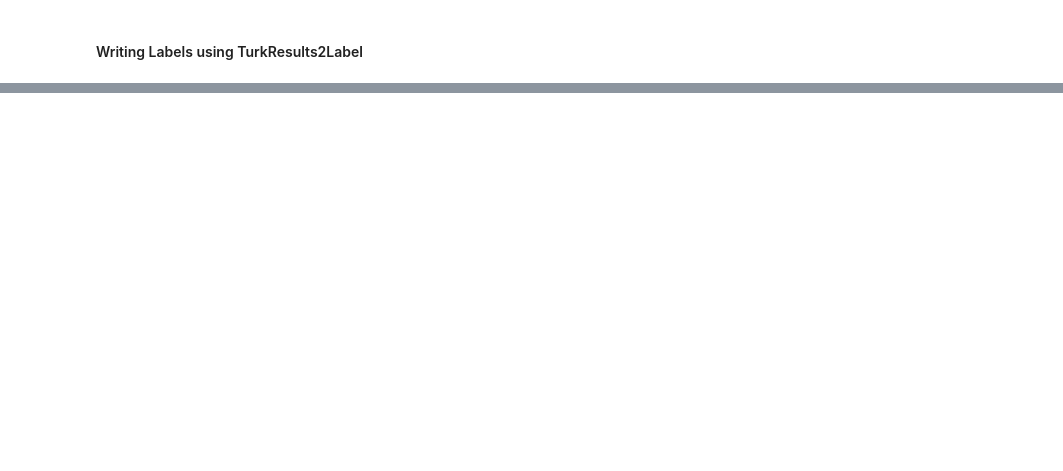
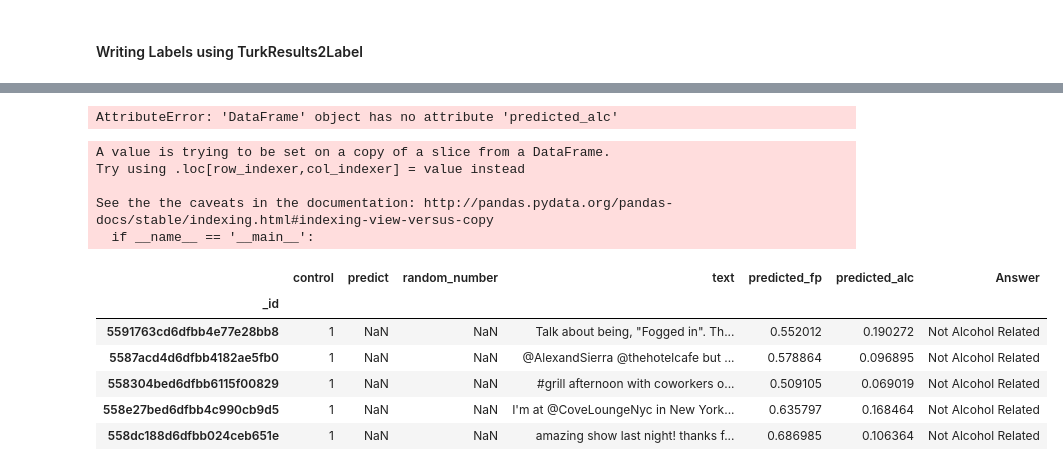
Before and after one commit to jxnl/nyu-twipsy, a Jupyter notebook: script-generating-amt-todoset.ipynb, the cells around one changed output, grey strips where cells are left out. Saved outputs shown, nothing was run; the diff lists cells and outputs as text; code cells hidden in the pictures; blank space fills up the shorter version.

```diff
--- a/script-generating-amt-todoset.ipynb
+++ b/script-generating-amt-todoset.ipynb
@@ -290,0 +215,24 @@ from __private import db
+# %%
+disc = X_control[
+    (X_control.predicted_alc < 0.2)
+    ]
+# %% [output]
+AttributeError: 'DataFrame' object has no attribute 'predicted_alc'
+# %%
+disc["Answer"] = "Not Alcohol Related"
+# %% [output]
+A value is trying to be set on a copy of a slice from a DataFrame.
+Try using .loc[row_indexer,col_indexer] = value instead
+
+See the the caveats in the documentation: http://pandas.pydata.org/pandas-docs/stable/indexing.html#indexing-view-versus-copy
+  if __name__ == '__main__':
+# %%
+disc.sample(5)
+# %% [output]
+|  | control | predict | random_number | text | predicted_fp | predicted_alc | Answer |
+| _id |  |  |  |  |  |  |  |
+| 5591763cd6dfbb4e77e28bb8 | 1 | NaN | NaN | Talk about being, "Fogged in". Th... | 0.552012 | 0.190272 | Not Alcohol Related |
+| 5587acd4d6dfbb4182ae5fb0 | 1 | NaN | NaN | @AlexandSierra @thehotelcafe but ... | 0.578864 | 0.096895 | Not Alcohol Related |
+| 558304bed6dfbb6115f00829 | 1 | NaN | NaN | #grill afternoon with coworkers o... | 0.509105 | 0.069019 | Not Alcohol Related |
+| 558e27bed6dfbb4c990cb9d5 | 1 | NaN | NaN | I'm at @CoveLoungeNyc in New York... | 0.635797 | 0.168464 | Not Alcohol Related |
+| 558dc188d6dfbb024ceb651e | 1 | NaN | NaN | amazing show last night! thanks f... | 0.686985 | 0.106364 | Not Alcohol Related |
```
Also changed, not shown: parts of 36 cells of this notebook, 6 other files.
